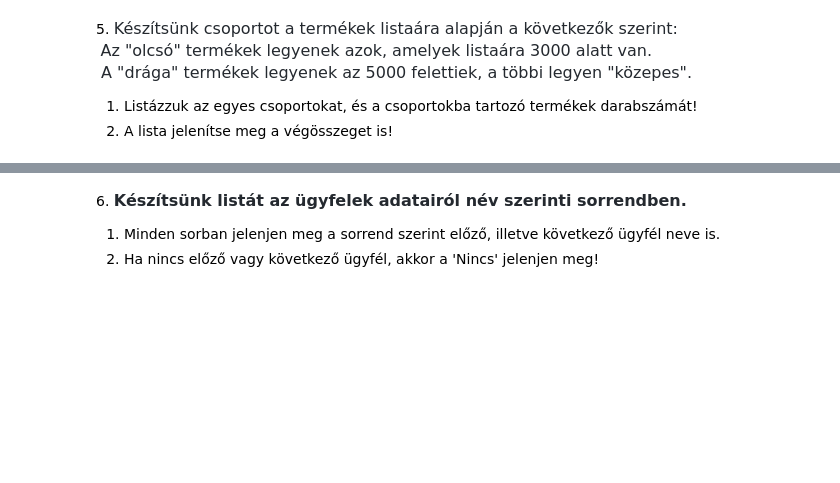
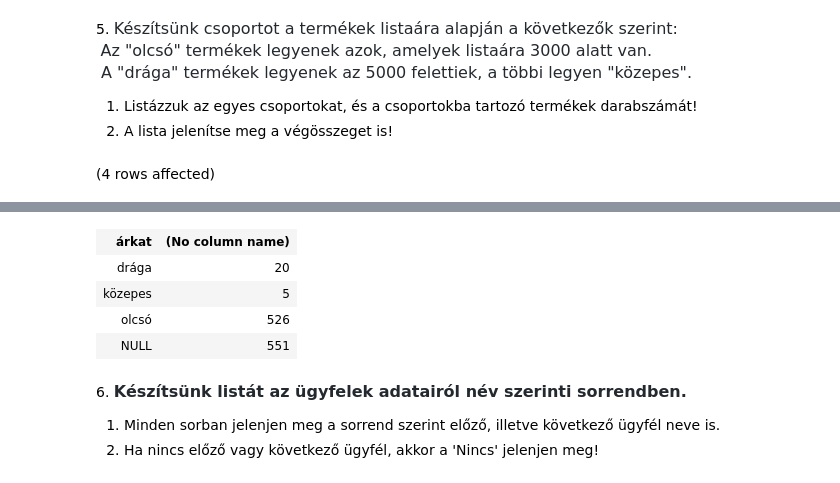
Before and after one commit to mlevente0703/sqlgyak03, a Jupyter notebook: gyakorlat05_feladatok.ipynb, the cells around one changed output, grey strips where cells are left out. Saved outputs shown, nothing was run; the diff lists cells and outputs as text; code cells hidden in the pictures; blank space fills up the shorter version.

```diff
--- a/gyakorlat05_feladatok.ipynb
+++ b/gyakorlat05_feladatok.ipynb
@@ -64,3 +106,16 @@ Total execution time: 00:00:00.222
 
 1. Listázzuk az egyes csoportokat, és a csoportokba tartozó termékek darabszámát!
 2. A lista jelenítse meg a végösszeget is!
+# %%
+SELECT case when Termek.LISTAAR<3000 then 'olcsó'
+            when Termek.LISTAAR>5000 then 'drága'
+            else 'közepes'
+            END AS 'árkat',
+            COUNT(*)
+FROM Termek
+GROUP BY rollup(case when Termek.LISTAAR<3000 then 'olcsó'
+            when Termek.LISTAAR>5000 then 'drága'
+            else 'közepes'
+            END)
+# %% [output]
+(4 rows affected)
@@ -67,3 +123,8 @@ Total execution time: 00:00:00.222
+| árkat | (No column name) |
+| drága | 20 |
+| közepes | 5 |
+| olcsó | 526 |
+| NULL | 551 |
 # %% [markdown]
 6. <span style="font-weight: 600; color: rgb(36, 41, 47); font-family: -apple-system, BlinkMacSystemFont, &quot;Segoe UI&quot;, Helvetica, Arial, sans-serif, &quot;Apple Color Emoji&quot;, &quot;Segoe UI Emoji&quot;; font-size: 16px;">Készítsünk listát az ügyfelek adatairól név szerinti sorrendben.</span>
 
```
Also changed, not shown: parts of 3 cells of this notebook.
